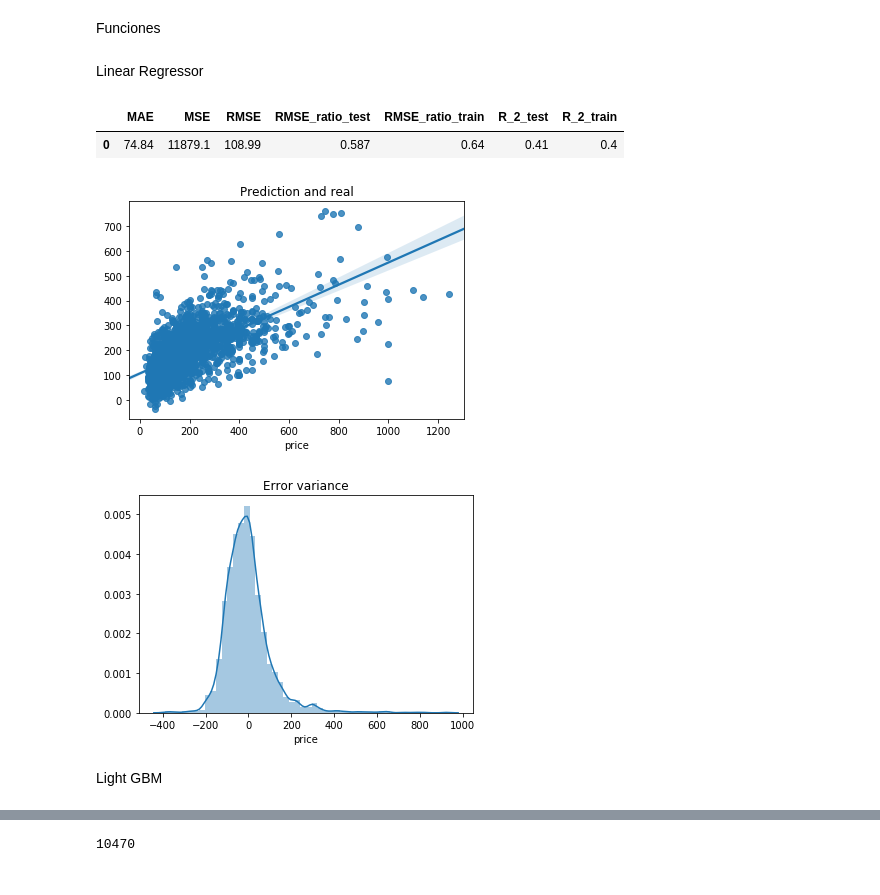
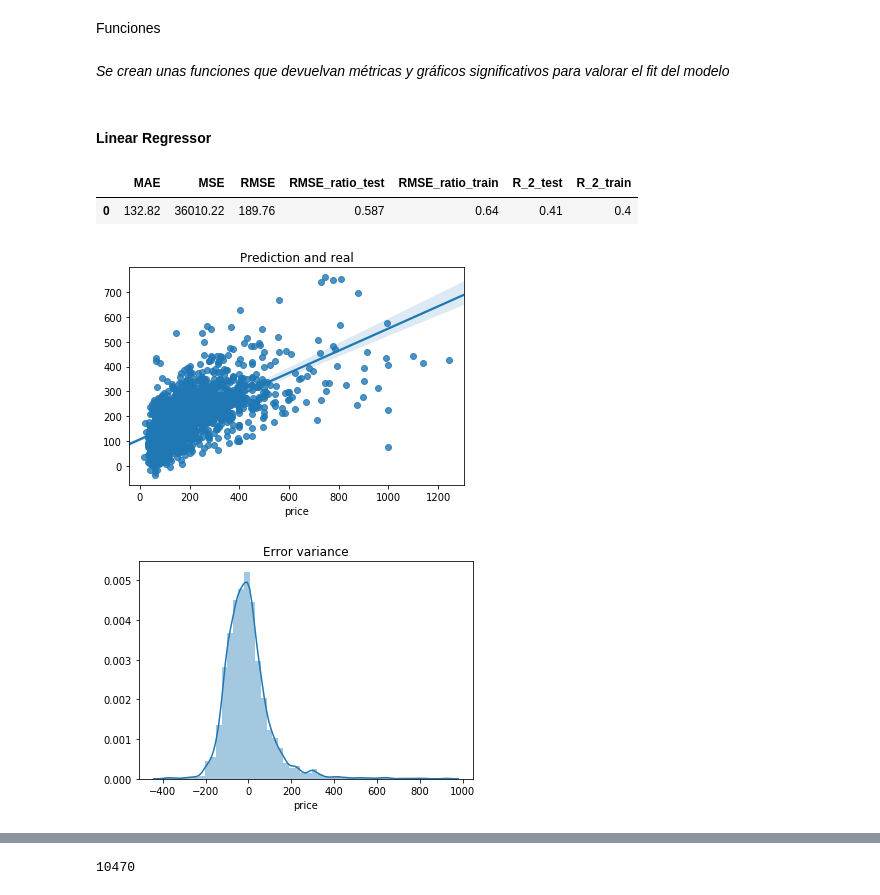
Before and after one commit to Divasson/VisualizacionDatosAirBnB, a Jupyter notebook: modelling/modelling.ipynb, the cells around one changed output, grey strips where cells are left out. Drawn from its saved outputs; the diff is of its cells as text; code cells hidden in the pictures.

```diff
--- a/modelling/modelling.ipynb
+++ b/modelling/modelling.ipynb
@@ -205,11 +216,13 @@ X_val = df_validation.drop("price", axis = 1)
 y_val = df_validation["price"]
 # %% [markdown]
 Funciones
+# %% [markdown]
+*Se crean unas funciones que devuelvan métricas y gráficos significativos para valorar el fit del modelo*
 # %%
-def show_metrics(prediction_test, prediction_train, y_test, y_train):
-    MAE = round(metrics.mean_absolute_error(y_test, prediction_test), 2)
-    MSE = round(metrics.mean_squared_error(y_test, prediction_test), 2)
-    RMSE = round(np.sqrt(metrics.mean_squared_error(y_test, prediction_test)), 2)
+def show_metrics(prediction_test, prediction_train, y_test, y_train, y_val):
+    MAE = round(metrics.mean_absolute_error(y_val, prediction_test), 2)
+    MSE = round(metrics.mean_squared_error(y_val, prediction_test), 2)
+    RMSE = round(np.sqrt(metrics.mean_squared_error(y_val, prediction_test)), 2)
     RMSE_ratio_test= round(np.sqrt(metrics.mean_squared_error(y_test, prediction_test)) / np.mean(y_test),3)
     RMSE_ratio_train = round(np.sqrt(metrics.mean_squared_error(y_train, prediction_train)) / np.mean(y_train),3)
     R_2_test = round(metrics.explained_variance_score(y_test, prediction_test), 2)
@@ -222,13 +235,13 @@ def show_metrics(prediction_test, prediction_train, y_test, y_train):
                                     'RMSE_ratio_train', 'R_2_test', 'R_2_train']
     display(metrics_data)
 # %%
-def analysis(model, X_train, X_test, y_train, y_test):
+def analysis(model, X_train, X_test, y_train, y_test,y_val):
 
     prediction_test = model.predict(X_test)
     prediction_train = model.predict(X_train)
 
 
-    show_metrics(prediction_test, prediction_train, y_test, y_train)
+    show_metrics(prediction_test, prediction_train, y_test, y_train, y_val)
 
     sns.regplot(x = y_test, y = prediction_test, fit_reg=True)
     plt.title('Prediction and real')
@@ -237,29 +250,28 @@ def analysis(model, X_train, X_test, y_train, y_test):
     sns.distplot(y_test - prediction_test, bins = 50)
     plt.title('Error variance')
     plt.show()
-# %% [markdown]
-Linear Regressor
+# %% [markdown]
+#### Linear Regressor
 # %%
 lm = LinearRegression(
         n_jobs = -1,
         normalize = True
 )
 
 lm.fit(X_train, y_train)
 
 comment = ''
 
 analysis(
     model = lm,
     X_train = X_train,
     X_test = X_test,
     y_train = y_train,
-    y_test = y_test
+    y_test = y_test,
+    y_val = y_val
 )
 # %% [output]
 |  | MAE | MSE | RMSE | RMSE_ratio_test | RMSE_ratio_train | R_2_test | R_2_train |
-| 0 | 74.84 | 11879.1 | 108.99 | 0.587 | 0.64 | 0.41 | 0.4 |
+| 0 | 132.82 | 36010.22 | 189.76 | 0.587 | 0.64 | 0.41 | 0.4 |
 [figure]
 [figure]
-# %% [markdown]
-Light GBM
```
Also changed, not shown: parts of 59 cells of this notebook, 12 other files.
